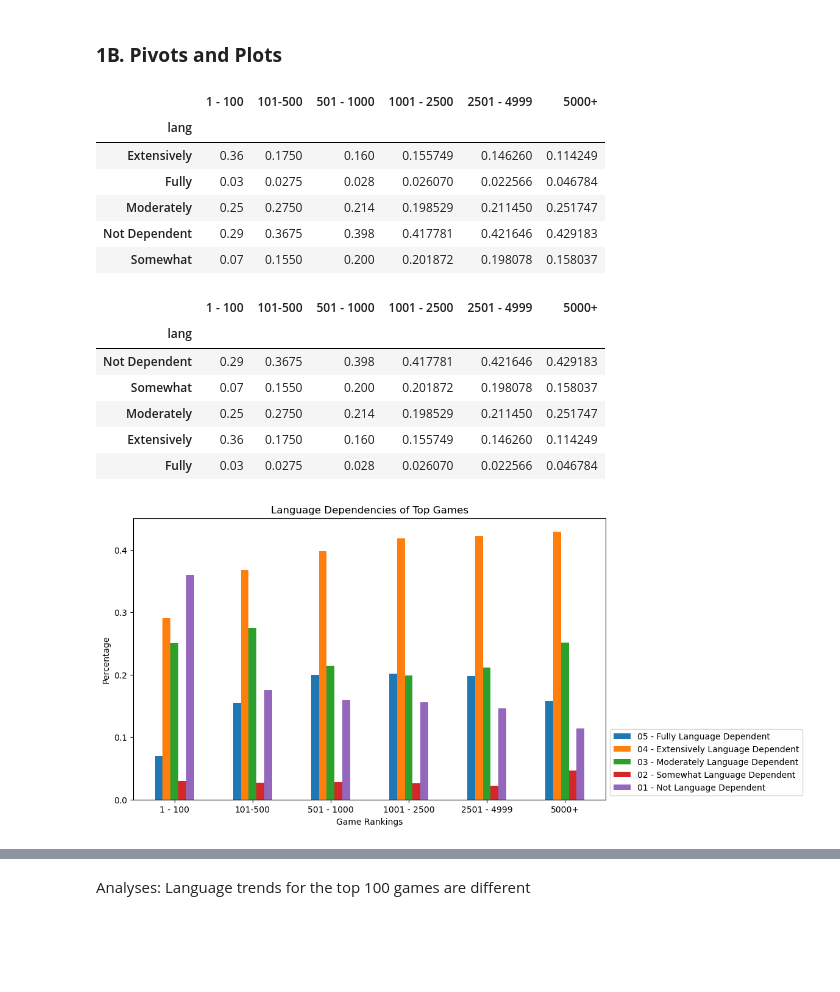
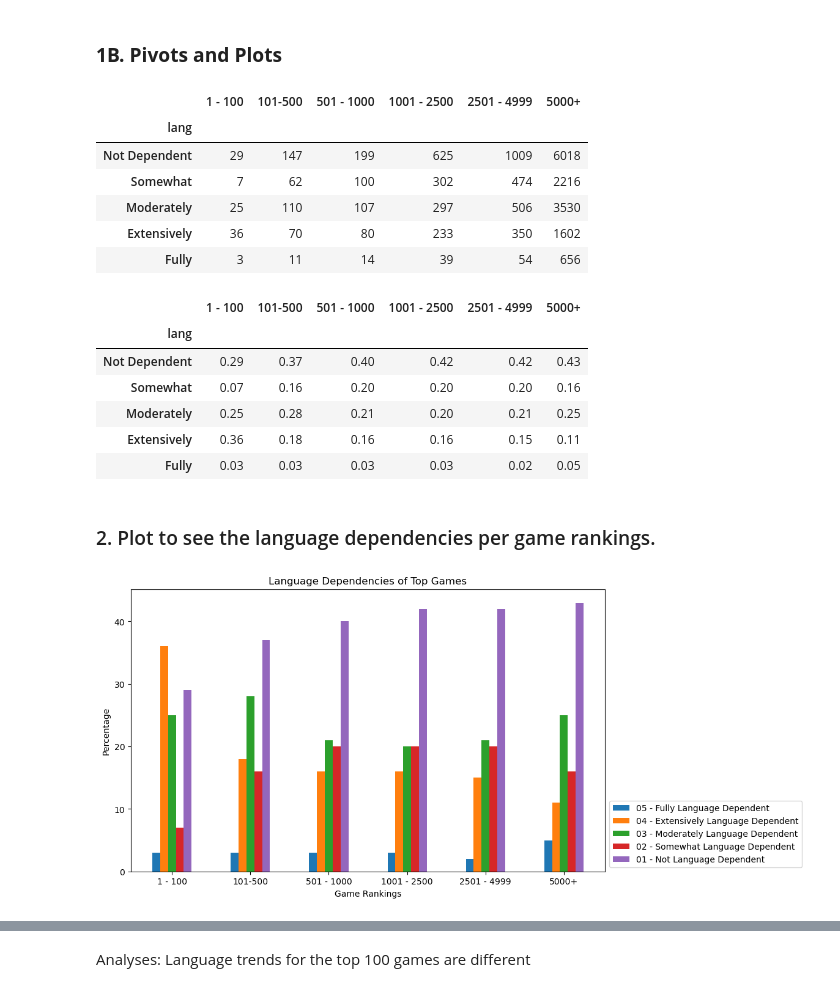
Before and after one commit to trapperkreeper/Project1, a Jupyter notebook: eda/language_dependencies_eda.ipynb, the cells around one changed output, grey strips where cells are left out. Cells and saved outputs as stored; diff of their text form; code cells hidden in the pictures; blank space fills up the shorter version.

Commit message:
completed the language dependencies

```diff
--- a/eda/language_dependencies_eda.ipynb
+++ b/eda/language_dependencies_eda.ipynb
@@ -143,6 +159,8 @@ games_rankings.head(2)
 ### **1B. Pivots and Plots**
 # %%
 #Pivoted to see if anything interesting regarding language dependencies and game popularity (grouped by rankings groups)
+
+reorder_lang_dec= ["Not Dependent", "Somewhat", "Moderately", "Extensively", "Fully"]
 
 rankings_vs_lang = pd.pivot_table(games_rankings,
                                 index = 'lang',
@@ -151,68 +169,85 @@ rankings_vs_lang = pd.pivot_table(games_rankings,
 
 rankings_vs_lang = rankings_vs_lang[grouped_rankings]
 
+
+
+reorder_lang_dec= ["Not Dependent", "Somewhat", "Moderately", "Extensively", "Fully"]
+
+rankings_vs_lang = rankings_vs_lang.reindex(reorder_lang_dec)
+
+display(rankings_vs_lang)
+
 #updated the table's values to percentages.
-
 def convert_to_percent(col):
     total_sum = col.sum()
     return col / total_sum
 
 rankings_vs_lang_perc = rankings_vs_lang.apply(convert_to_percent)
 
+
+
+rankings_vs_lang_perc = rankings_vs_lang_perc.reindex(reorder_lang_dec).round(2)
 display(rankings_vs_lang_perc)
-
-reorder_lang_dec= ["Not Dependent", "Somewhat", "Moderately", "Extensively", "Fully"]
-
-rankings_vs_lang_perc = rankings_vs_lang_perc.reindex(reorder_lang_dec)
 # %% [output]
 |  | 1 - 100 | 101-500 | 501 - 1000 | 1001 - 2500 | 2501 - 4999 | 5000+ |
 | lang |  |  |  |  |  |  |
-| Extensively | 0.36 | 0.1750 | 0.160 | 0.155749 | 0.146260 | 0.114249 |
-| Fully | 0.03 | 0.0275 | 0.028 | 0.026070 | 0.022566 | 0.046784 |
-| Moderately | 0.25 | 0.2750 | 0.214 | 0.198529 | 0.211450 | 0.251747 |
-| Not Dependent | 0.29 | 0.3675 | 0.398 | 0.417781 | 0.421646 | 0.429183 |
-| Somewhat | 0.07 | 0.1550 | 0.200 | 0.201872 | 0.198078 | 0.158037 |
+| Not Dependent | 29 | 147 | 199 | 625 | 1009 | 6018 |
+| Somewhat | 7 | 62 | 100 | 302 | 474 | 2216 |
+| Moderately | 25 | 110 | 107 | 297 | 506 | 3530 |
+| Extensively | 36 | 70 | 80 | 233 | 350 | 1602 |
+| Fully | 3 | 11 | 14 | 39 | 54 | 656 |
+|  | 1 - 100 | 101-500 | 501 - 1000 | 1001 - 2500 | 2501 - 4999 | 5000+ |
+| lang |  |  |  |  |  |  |
+| Not Dependent | 0.29 | 0.37 | 0.40 | 0.42 | 0.42 | 0.43 |
+| Somewhat | 0.07 | 0.16 | 0.20 | 0.20 | 0.20 | 0.16 |
+| Moderately | 0.25 | 0.28 | 0.21 | 0.20 | 0.21 | 0.25 |
+| Extensively | 0.36 | 0.18 | 0.16 | 0.16 | 0.15 | 0.11 |
+| Fully | 0.03 | 0.03 | 0.03 | 0.03 | 0.02 | 0.05 |
+# %% [markdown]
+### 2. Plot to see the language dependencies per game rankings.
 # %%
 #setting up df info for plotting
 
-perc_fully = rankings_vs_lang_perc.iloc[1,:].tolist()
-perc_extensively = rankings_vs_lang_perc.iloc[0,:].tolist()
-perc_moderately = rankings_vs_lang_perc.iloc[2,:].tolist()
-perc_somewhat = rankings_vs_lang_perc.iloc[4,:].tolist()
-perc_not_dependent = rankings_vs_lang_perc.iloc[3,:].tolist()
+# perc_fully = rankings_vs_lang_perc.iloc[1,:].tolist()
+# perc_extensively = rankings_vs_lang_perc.iloc[0,:].tolist()
+# perc_moderately = rankings_vs_lang_perc.iloc[2,:].tolist()
+# perc_somewhat = rankings_vs_lang_perc.iloc[4,:].tolist()
+# perc_not_dependent = rankings_vs_lang_perc.iloc[3,:].tolist()
+
+
+l_rankings_vs_lang_perc = rankings_vs_lang_perc.applymap(lambda x: x * 100)
+
+perc_fully = l_rankings_vs_lang_perc.loc["Fully",:].tolist()
+perc_extensively = l_rankings_vs_lang_perc.loc["Extensively",:].tolist()
+perc_moderately = l_rankings_vs_lang_perc.loc["Moderately",:].tolist()
+perc_somewhat = l_rankings_vs_lang_perc.loc["Somewhat",:].tolist()
+perc_not_dependent = l_rankings_vs_lang_perc.loc["Not Dependent",:].tolist()
 
 bar_width = 0.1
 
 # note chatgpt assisted code for ticks and bar positioning.
 x_positions = [i for i in range(len(grouped_rankings))]
 
 # plotting the bars graph
 fig, ax = plt.subplots(figsize=(10, 6))
 
 ax.bar([pos - 2*bar_width for pos in x_positions], perc_fully, bar_width, label="05 - Fully Language Dependent")
 ax.bar([pos - bar_width for pos in x_positions], perc_extensively, bar_width, label='04 - Extensively Language Dependent')
 ax.bar(x_positions, perc_moderately, bar_width, label='03 - Moderately Language Dependent')
 ax.bar([pos + bar_width for pos in x_positions], perc_somewhat, bar_width, label='02 - Somewhat Language Dependent')
 ax.bar([pos + 2*bar_width for pos in x_positions], perc_not_dependent, bar_width, label='01 - Not Language Dependent')
 
 
 # adding the labels and title
 ax.set_xlabel('Game Rankings')
 ax.set_ylabel('Percentage')
 ax.set_title("Language Dependencies of Top Games")
 ax.legend(loc="lower left", bbox_to_anchor=(1, 0))
 
 plt.xticks(x_positions, grouped_rankings)
 
-display(rankings_vs_lang_perc)
+# display(rankings_vs_lang_perc)
 # Show the plot
 plt.show()
 # %% [output]
-|  | 1 - 100 | 101-500 | 501 - 1000 | 1001 - 2500 | 2501 - 4999 | 5000+ |
-| lang |  |  |  |  |  |  |
-| Not Dependent | 0.29 | 0.3675 | 0.398 | 0.417781 | 0.421646 | 0.429183 |
-| Somewhat | 0.07 | 0.1550 | 0.200 | 0.201872 | 0.198078 | 0.158037 |
-| Moderately | 0.25 | 0.2750 | 0.214 | 0.198529 | 0.211450 | 0.251747 |
-| Extensively | 0.36 | 0.1750 | 0.160 | 0.155749 | 0.146260 | 0.114249 |
-| Fully | 0.03 | 0.0275 | 0.028 | 0.026070 | 0.022566 | 0.046784 |
-[figure, old version]
+[figure, new version]
```
Also changed, not shown: parts of 12 cells of this notebook.
